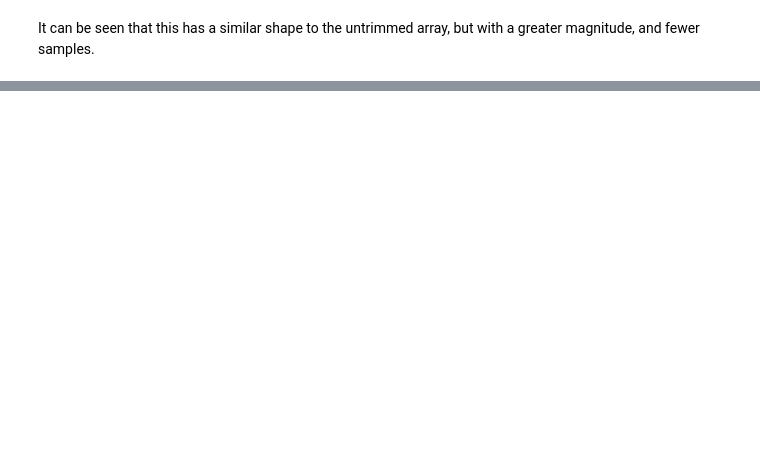
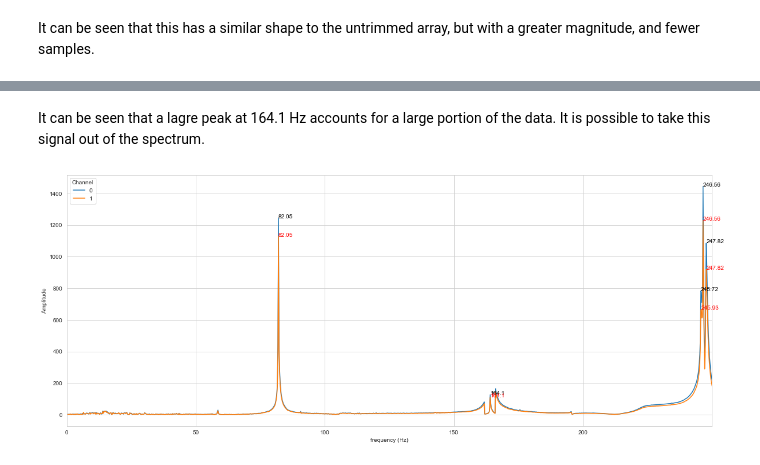
Before and after one commit to siversko/personal_data_projects, a Jupyter notebook: 2025-2_3-audio/audio_fft.ipynb, the cells around one changed output, grey strips where cells are left out. Cells and saved outputs as stored; diff of their text form; code cells hidden in the pictures; blank space fills up the shorter version.

```diff
--- a/2025-2_3-audio/audio_fft.ipynb
+++ b/2025-2_3-audio/audio_fft.ipynb
@@ -89,0 +86,10 @@ print(a_fft.data.size, a_fft.fdata.size)
+# %% [markdown]
+It can be seen that a lagre peak at 164.1 Hz accounts for a large portion of the data. It is possible to take this signal out of the spectrum.
+# %%
+dampened_data = a_fft.dampen_frequencies([164.1], damp=0.95)
+
+fig, ax = plt.subplots(figsize=(20,8))
+a_fft.frequency_plot(dampened_data, ax)
+plt.show()
+# %% [output]
+[figure, added]
```
Also changed, not shown: parts of 26 cells of this notebook, 1 other file.
